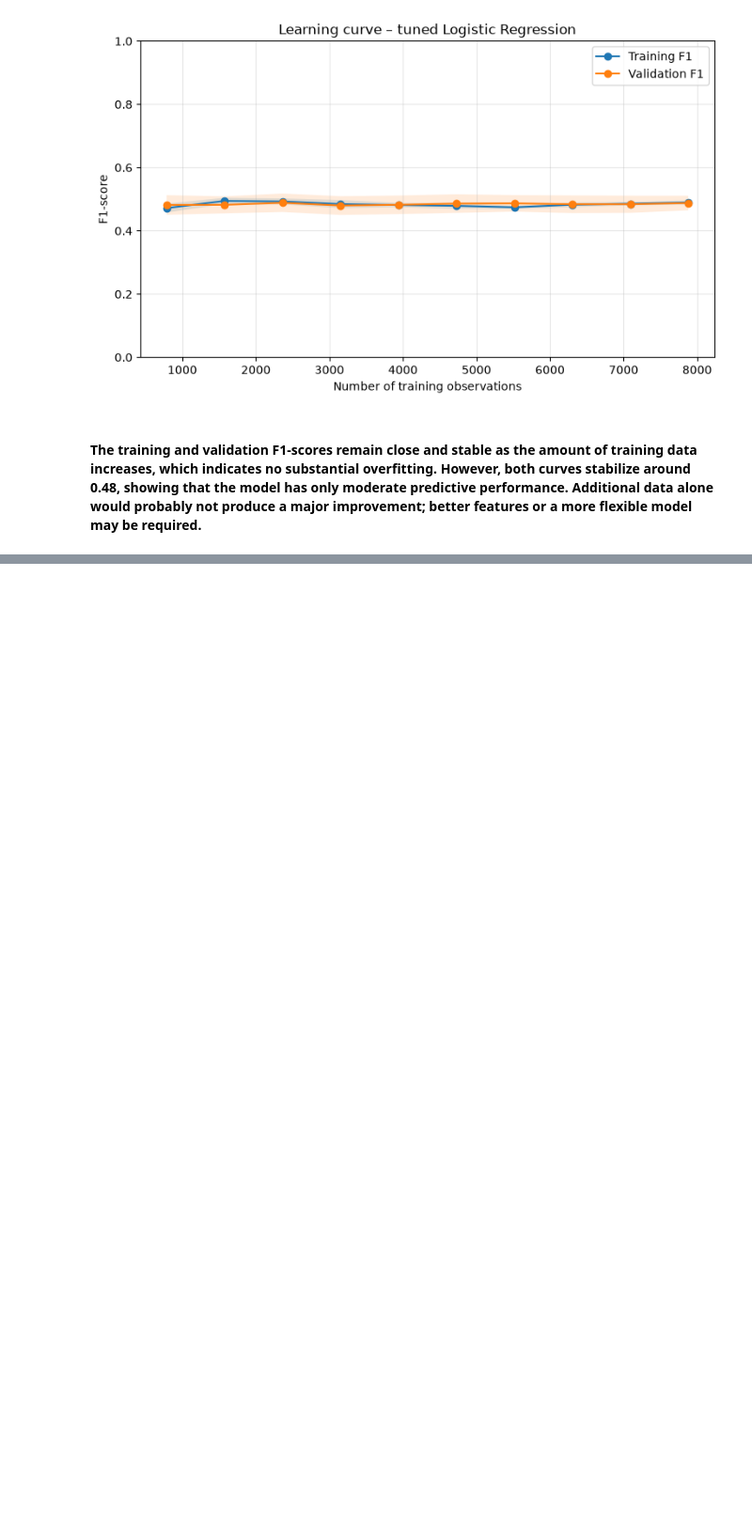
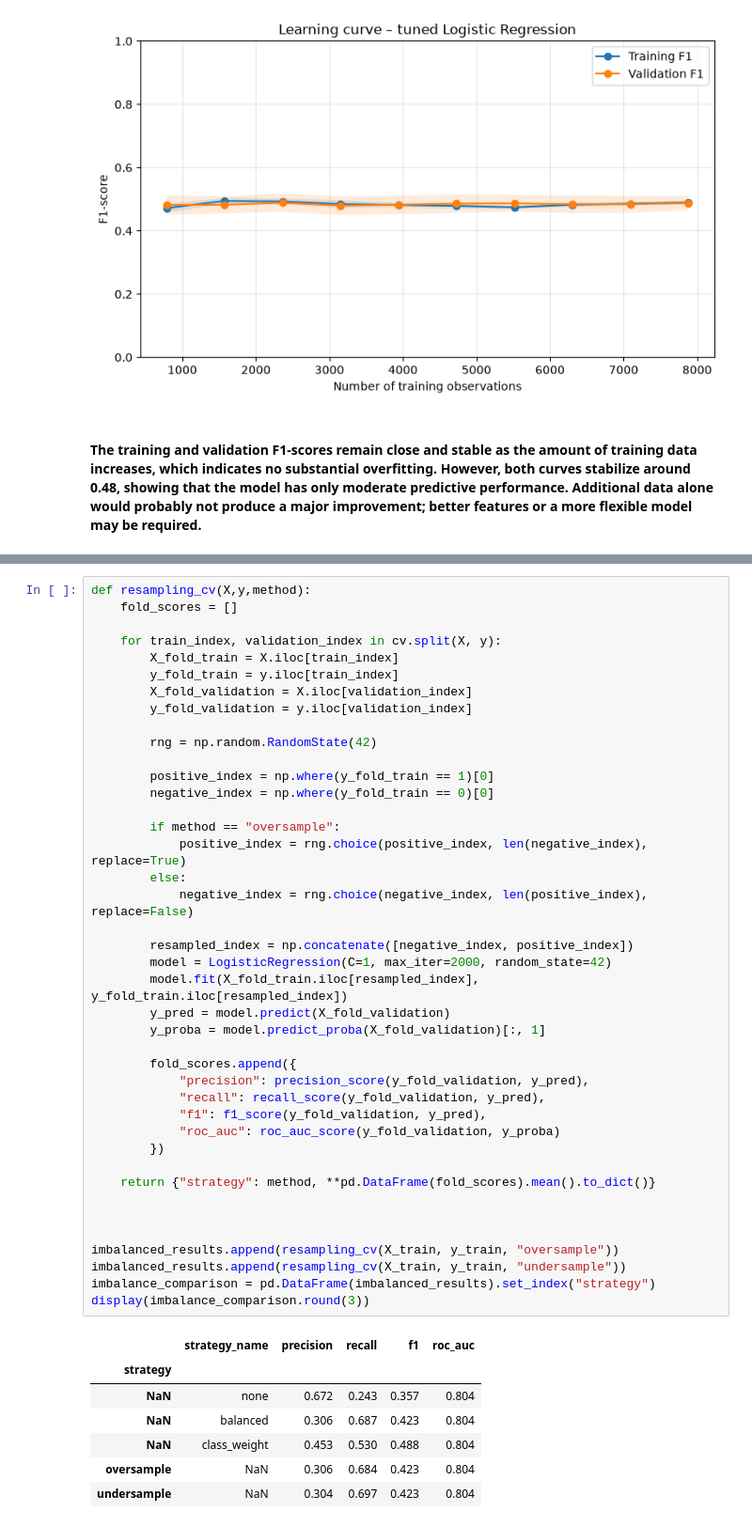
Before and after one commit to NovAndrii/IAU_project, a Jupyter notebook: Faza3_Kardash_Novitskyi.ipynb, the cells around one changed output, grey strips where cells are left out. Shown at 94% size. Saved outputs shown, nothing was run; the diff lists cells and outputs as text; blank space fills up the shorter version.

```diff
--- a/Faza3_Kardash_Novitskyi.ipynb
+++ b/Faza3_Kardash_Novitskyi.ipynb
@@ -1291,0 +1321,49 @@ plt.show()
+# %%
+def resampling_cv(X,y,method):
+    fold_scores = []
+
+    for train_index, validation_index in cv.split(X, y):
+        X_fold_train = X.iloc[train_index]
+        y_fold_train = y.iloc[train_index]
+        X_fold_validation = X.iloc[validation_index]
+        y_fold_validation = y.iloc[validation_index]
+
+        rng = np.random.RandomState(42)
+
+        positive_index = np.where(y_fold_train == 1)[0]
+        negative_index = np.where(y_fold_train == 0)[0]
+
+        if method == "oversample":
+            positive_index = rng.choice(positive_index, len(negative_index), replace=True)
+        else:
+            negative_index = rng.choice(negative_index, len(positive_index), replace=False)
+
+        resampled_index = np.concatenate([negative_index, positive_index])
+        model = LogisticRegression(C=1, max_iter=2000, random_state=42)
+        model.fit(X_fold_train.iloc[resampled_index], y_fold_train.iloc[resampled_index])
+        y_pred = model.predict(X_fold_validation)
+        y_proba = model.predict_proba(X_fold_validation)[:, 1]
+
+        fold_scores.append({
+            "precision": precision_score(y_fold_validation, y_pred),
+            "recall": recall_score(y_fold_validation, y_pred),
+            "f1": f1_score(y_fold_validation, y_pred),
+            "roc_auc": roc_auc_score(y_fold_validation, y_proba)
+        })
+
+    return {"strategy": method, **pd.DataFrame(fold_scores).mean().to_dict()}
+
+
+
+imbalanced_results.append(resampling_cv(X_train, y_train, "oversample"))
+imbalanced_results.append(resampling_cv(X_train, y_train, "undersample"))
+imbalance_comparison = pd.DataFrame(imbalanced_results).set_index("strategy")
+display(imbalance_comparison.round(3))
+# %% [output]
+|  | strategy_name | precision | recall | f1 | roc_auc |
+| strategy |  |  |  |  |  |
+| NaN | none | 0.672 | 0.243 | 0.357 | 0.804 |
+| NaN | balanced | 0.306 | 0.687 | 0.423 | 0.804 |
+| NaN | class_weight | 0.453 | 0.530 | 0.488 | 0.804 |
+| oversample | NaN | 0.306 | 0.684 | 0.423 | 0.804 |
+| undersample | NaN | 0.304 | 0.697 | 0.423 | 0.804 |
```
Also changed, not shown: parts of 31 cells of this notebook.
